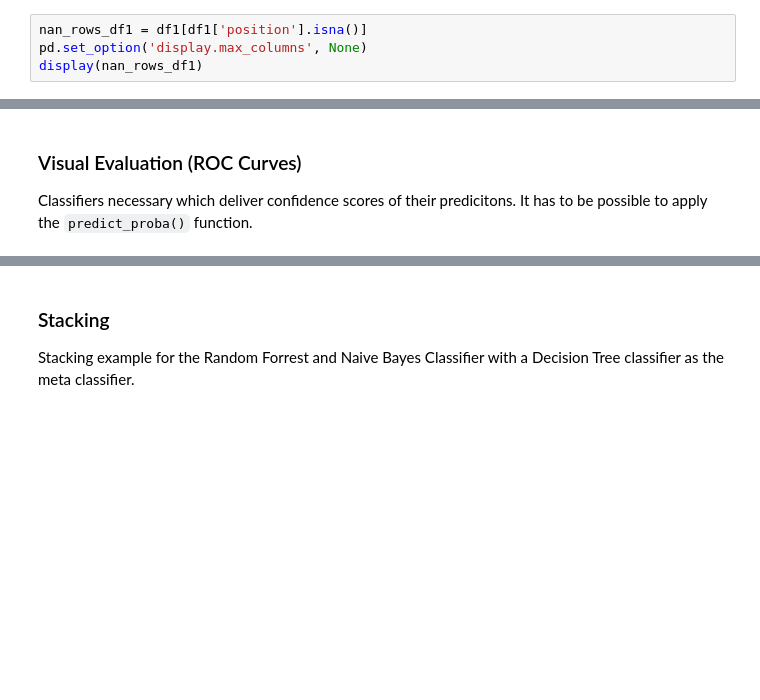
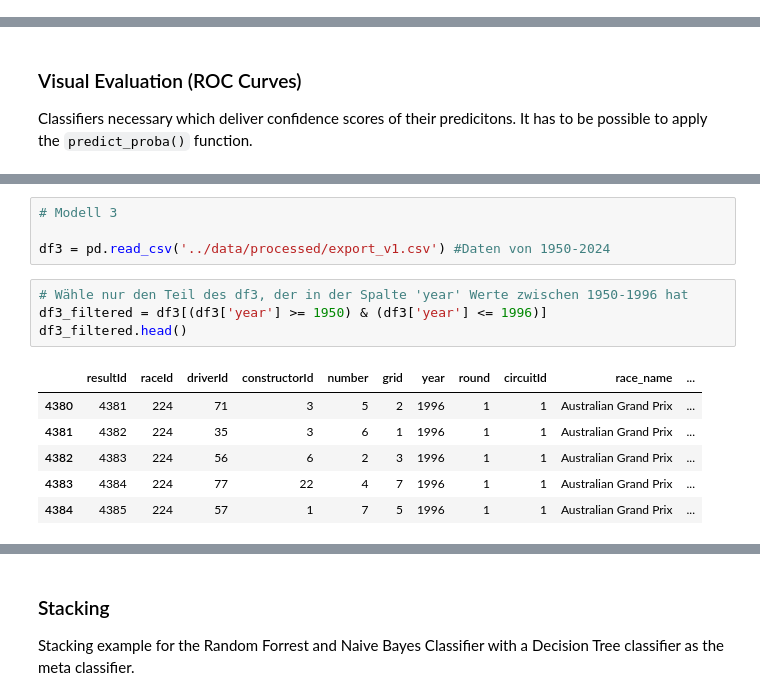
Before and after one commit to fengelnsbauer/ie500-data-mining-group7, a Jupyter notebook: src/model_learning.ipynb, the cells around one changed output, grey strips where cells are left out. Saved outputs shown, nothing was run; the diff lists cells and outputs as text; blank space fills up the shorter version.

```diff
--- a/src/model_learning.ipynb
+++ b/src/model_learning.ipynb
@@ -116,4 +82,0 @@ Name: position, dtype: float64
-# %%
-nan_rows_df1 = df1[df1['position'].isna()]
-pd.set_option('display.max_columns', None)
-display(nan_rows_df1)
@@ -538,0 +533,15 @@ Classifiers necessary which deliver confidence scores of their predicitons. It h
+# %%
+# Modell 3
+
+df3 = pd.read_csv('../data/processed/export_v1.csv') #Daten von 1950-2024
+# %%
+# Wähle nur den Teil des df3, der in der Spalte 'year' Werte zwischen 1950-1996 hat
+df3_filtered = df3[(df3['year'] >= 1950) & (df3['year'] <= 1996)]
+df3_filtered.head()
+# %% [output]
+|  | resultId | raceId | driverId | constructorId | number | grid | year | round | circuitId | race_name | ... |
+| 4380 | 4381 | 224 | 71 | 3 | 5 | 2 | 1996 | 1 | 1 | Australian Grand Prix | ... |
+| 4381 | 4382 | 224 | 35 | 3 | 6 | 1 | 1996 | 1 | 1 | Australian Grand Prix | ... |
+| 4382 | 4383 | 224 | 56 | 6 | 2 | 3 | 1996 | 1 | 1 | Australian Grand Prix | ... |
+| 4383 | 4384 | 224 | 77 | 22 | 4 | 7 | 1996 | 1 | 1 | Australian Grand Prix | ... |
+| 4384 | 4385 | 224 | 57 | 1 | 7 | 5 | 1996 | 1 | 1 | Australian Grand Prix | ... |
```
Also changed, not shown: parts of 74 cells of this notebook.
